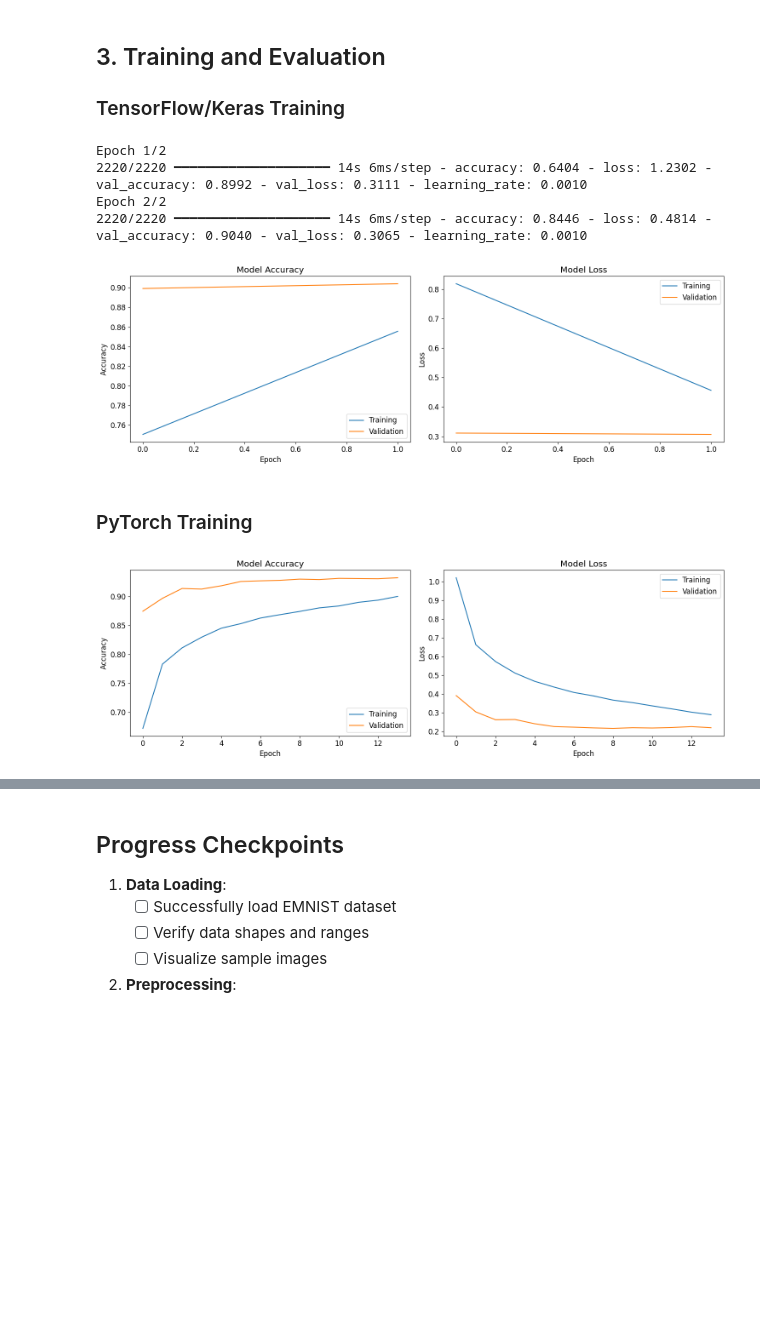
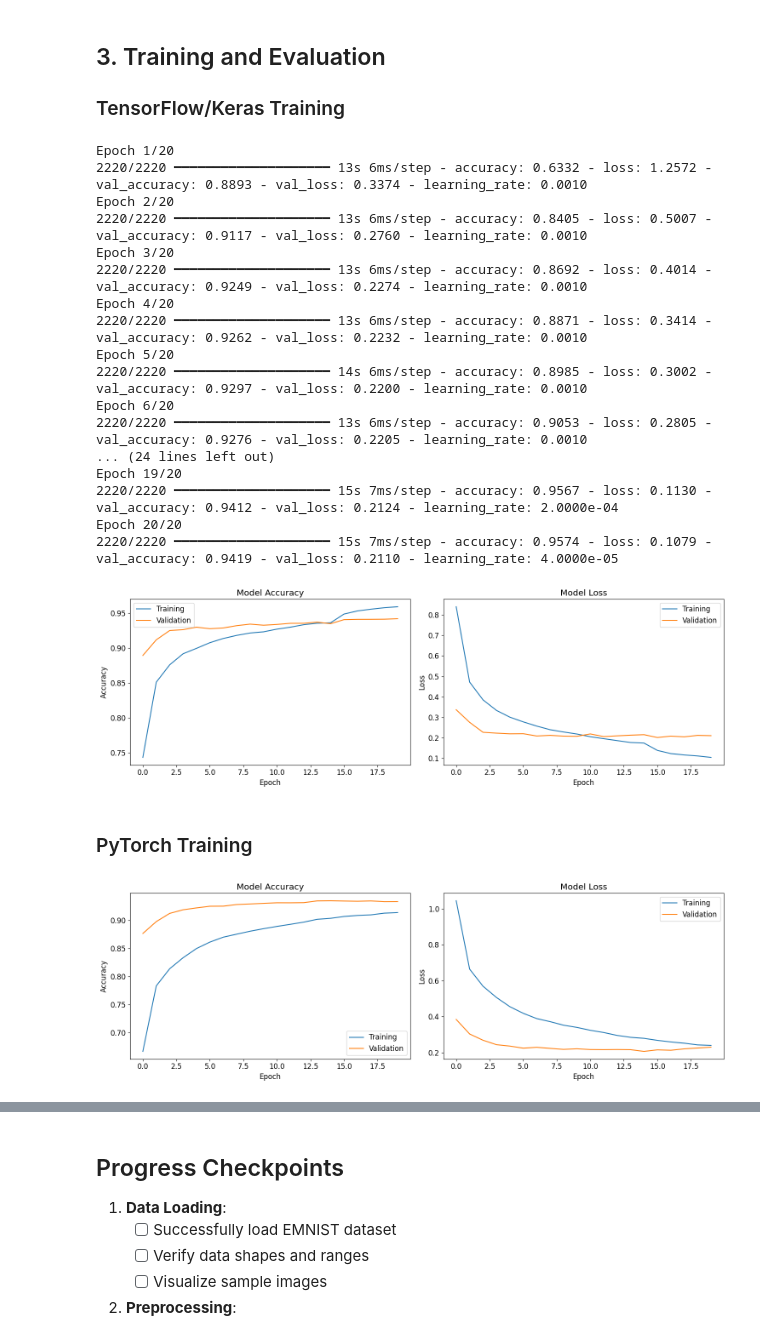
Before and after one commit to UCSF-DataSci/6-neural-nets-ZhangZwaa, a Jupyter notebook: part2_cnn_classification.ipynb, the cells around one changed output, grey strips where cells are left out. Saved outputs shown, nothing was run; the diff lists cells and outputs as text; code cells hidden in the pictures; blank space fills up the shorter version.

```diff
--- a/part2_cnn_classification.ipynb
+++ b/part2_cnn_classification.ipynb
@@ -291,56 +287,71 @@ callbacks = [
 history = model.fit(
     x_train, y_train,
     validation_data=(x_val, y_val),
     epochs=20,
     batch_size=32,
     callbacks=callbacks
 )
 
 # Plot training curves
 fig, (ax1, ax2) = plt.subplots(1, 2, figsize=(15, 5))
 
 # Plot accuracy
 ax1.plot(history.history['accuracy'], label='Training')
 ax1.plot(history.history['val_accuracy'], label='Validation')
 ax1.set_title('Model Accuracy')
 ax1.set_xlabel('Epoch')
 ax1.set_ylabel('Accuracy')
 ax1.legend()
 
 # Plot loss
 ax2.plot(history.history['loss'], label='Training')
 ax2.plot(history.history['val_loss'], label='Validation')
 ax2.set_title('Model Loss')
 ax2.set_xlabel('Epoch')
 ax2.set_ylabel('Loss')
 ax2.legend()
 
 plt.tight_layout()
 plt.show()
+
+output_dir = "results/part_2"
+output_path = os.path.join(output_dir, "cnn_keras_metrics.txt")
+os.makedirs(output_dir, exist_ok=True)
 # %% [output]
-Epoch 1/2
-2220/2220 ━━━━━━━━━━━━━━━━━━━━ 14s 6ms/step - accuracy: 0.6404 - loss: 1.2302 - val_accuracy: 0.8992 - val_loss: 0.3111 - learning_rate: 0.0010
-Epoch 2/2
-2220/2220 ━━━━━━━━━━━━━━━━━━━━ 14s 6ms/step - accuracy: 0.8446 - loss: 0.4814 - val_accuracy: 0.9040 - val_loss: 0.3065 - learning_rate: 0.0010
+Epoch 1/20
+2220/2220 ━━━━━━━━━━━━━━━━━━━━ 13s 6ms/step - accuracy: 0.6332 - loss: 1.2572 - val_accuracy: 0.8893 - val_loss: 0.3374 - learning_rate: 0.0010
+Epoch 2/20
+2220/2220 ━━━━━━━━━━━━━━━━━━━━ 13s 6ms/step - accuracy: 0.8405 - loss: 0.5007 - val_accuracy: 0.9117 - val_loss: 0.2760 - learning_rate: 0.0010
+Epoch 3/20
+2220/2220 ━━━━━━━━━━━━━━━━━━━━ 13s 6ms/step - accuracy: 0.8692 - loss: 0.4014 - val_accuracy: 0.9249 - val_loss: 0.2274 - learning_rate: 0.0010
+Epoch 4/20
+2220/2220 ━━━━━━━━━━━━━━━━━━━━ 13s 6ms/step - accuracy: 0.8871 - loss: 0.3414 - val_accuracy: 0.9262 - val_loss: 0.2232 - learning_rate: 0.0010
+Epoch 5/20
+2220/2220 ━━━━━━━━━━━━━━━━━━━━ 14s 6ms/step - accuracy: 0.8985 - loss: 0.3002 - val_accuracy: 0.9297 - val_loss: 0.2200 - learning_rate: 0.0010
+Epoch 6/20
+2220/2220 ━━━━━━━━━━━━━━━━━━━━ 13s 6ms/step - accuracy: 0.9053 - loss: 0.2805 - val_accuracy: 0.9276 - val_loss: 0.2205 - learning_rate: 0.0010
+... (24 lines left out)
+Epoch 19/20
+2220/2220 ━━━━━━━━━━━━━━━━━━━━ 15s 7ms/step - accuracy: 0.9567 - loss: 0.1130 - val_accuracy: 0.9412 - val_loss: 0.2124 - learning_rate: 2.0000e-04
+Epoch 20/20
+2220/2220 ━━━━━━━━━━━━━━━━━━━━ 15s 7ms/step - accuracy: 0.9574 - loss: 0.1079 - val_accuracy: 0.9419 - val_loss: 0.2110 - learning_rate: 4.0000e-05
-[figure, old version]
+[figure, new version]
 # %% [markdown]
 ### PyTorch Training
 # %%
 # Move model to device
 device = torch.device('cuda' if torch.cuda.is_available() else 'cpu')
-model = model.to(device)
+model2 = model2.to(device)
 
 # Define loss function and optimizer
 criterion = nn.CrossEntropyLoss()
-optimizer = torch.optim.Adam(model.parameters())
+optimizer = torch.optim.Adam(model2.parameters())
 
-# Move input tensors to the same device
-x_train = x_train.to(device)
-y_train = y_train.to(device)
-x_val = x_val.to(device)
-y_val = y_val.to(device)
-
-# Training loop
+# Convert data to PyTorch tensors
+x_train = torch.FloatTensor(x_train.cpu().numpy()).to(device)
+y_train = torch.LongTensor(y_train.cpu().numpy()).to(device)
+x_val = torch.FloatTensor(x_val.cpu().numpy()).to(device)
+y_val = torch.LongTensor(y_val.cpu().numpy()).to(device)
 history = {'train_loss': [], 'train_acc': [], 'val_loss': [], 'val_acc': []}
 best_val_loss = float('inf')
 patience = 5
@@ -348,7 +359,7 @@ patience_counter = 0
 
 for epoch in range(20):
     # Training
-    model.train()
+    model2.train()
     train_loss = 0
     train_correct = 0
     train_total = 0
@@ -358,7 +369,7 @@ for epoch in range(20):
         batch_y = y_train[i:i+32]
 
         optimizer.zero_grad()
-        outputs = model(batch_x)
+        outputs = model2(batch_x)
         loss = criterion(outputs, batch_y)
         loss.backward()
         optimizer.step()
@@ -372,7 +383,7 @@ for epoch in range(20):
     train_acc = train_correct / train_total
 
     # Validation
-    model.eval()
+    model2.eval()
     val_loss = 0
     val_correct = 0
     val_total = 0
@@ -382,7 +393,7 @@ for epoch in range(20):
             batch_x = x_val[i:i+32]
             batch_y = y_val[i:i+32]
 
-            outputs = model(batch_x)
+            outputs = model2(batch_x)
             loss = criterion(outputs, batch_y)
 
             val_loss += loss.item()
@@ -404,10 +415,10 @@ for epoch in range(20):
         best_val_loss = val_loss
         patience_counter = 0
         # Save best model
-        torch.save(model.state_dict(), 'models/cnn_pytorch.pt')
+        torch.save(model2.state_dict(), 'models/cnn_pytorch.pt')
         # Save architecture
         with open('models/cnn_pytorch_arch.txt', 'w') as f:
-            f.write(str(model))
+            f.write(str(model2))
     else:
         patience_counter += 1
         if patience_counter >= patience:
@@ -435,4 +446,4 @@ ax2.legend()
 plt.tight_layout()
 plt.show()
 # %% [output]
-[figure, old version]
+[figure, new version]
```
Also changed, not shown: parts of 4 cells of this notebook, 7 other files.
